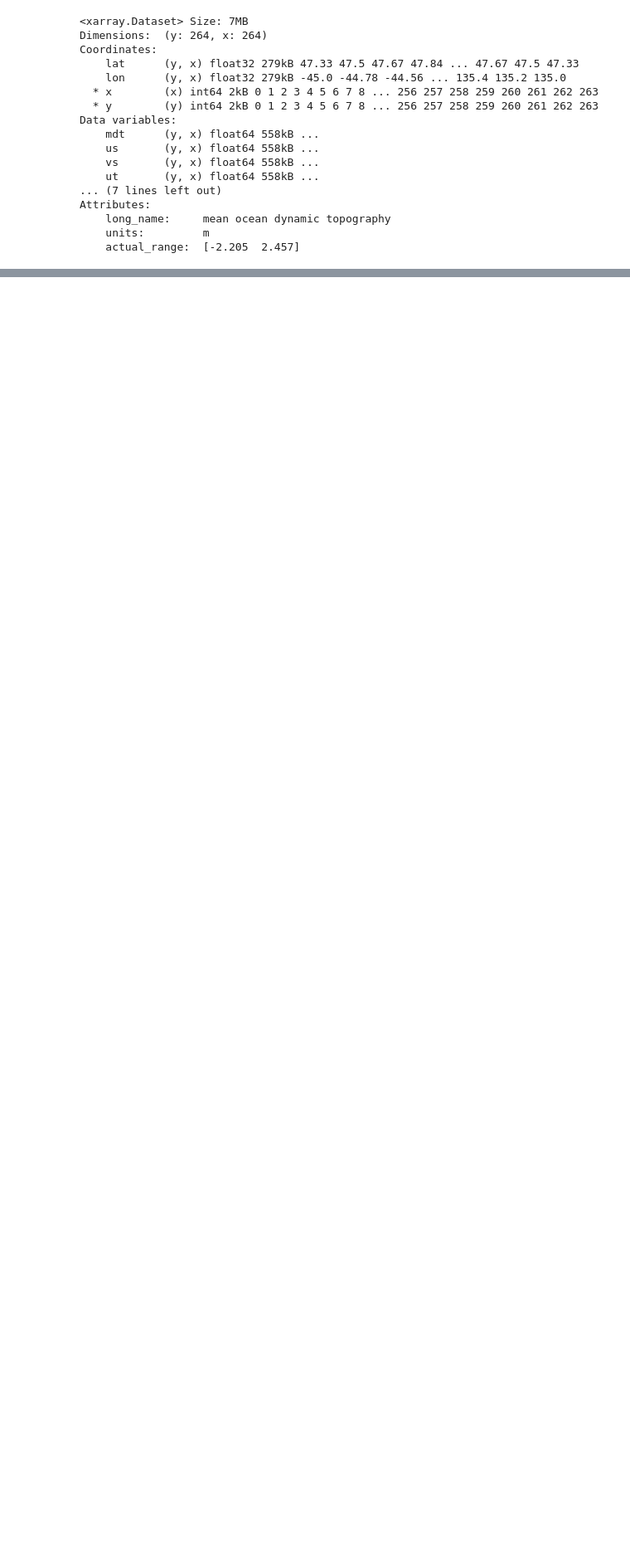
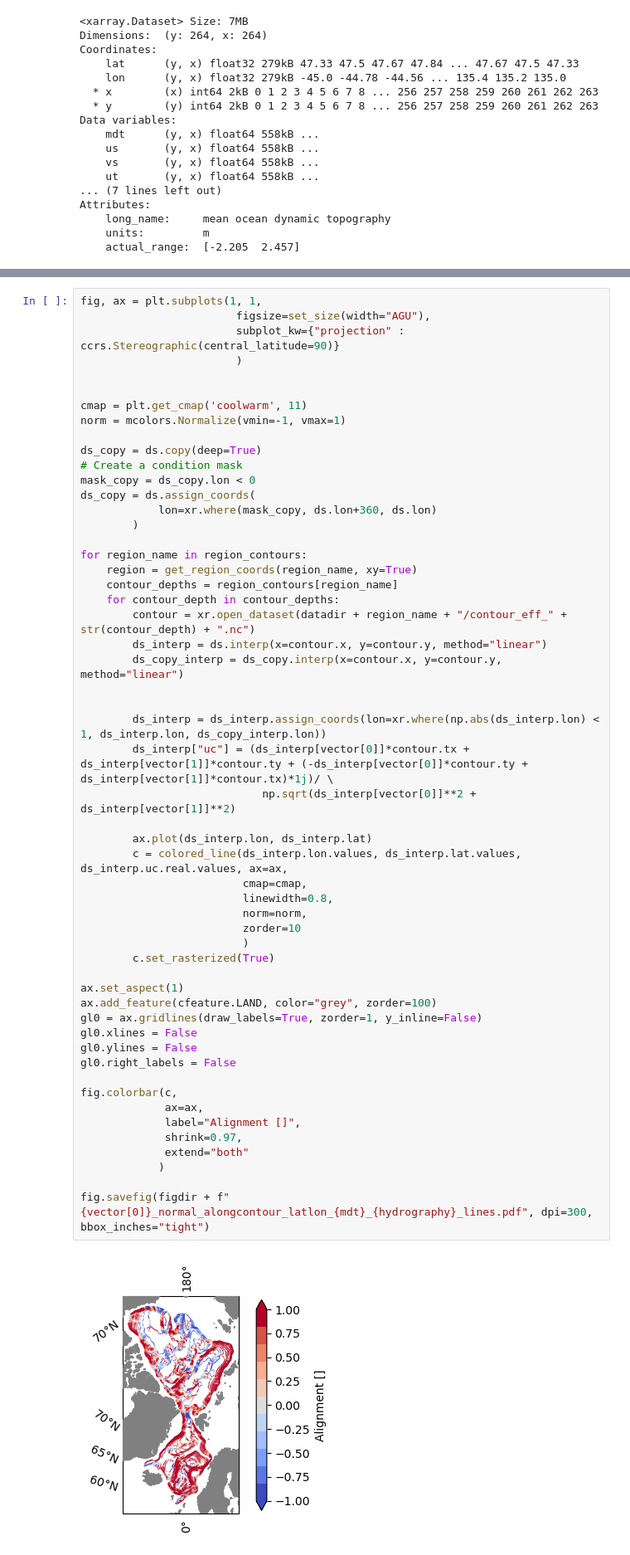
Before and after one commit to janadr/time-mean-arctic-ocean-circulation, a Jupyter notebook: code/plot_alongcontour_vector_line.ipynb, the cells around one changed output, grey strips where cells are left out. Shown at 83% size. Cells and saved outputs as stored; diff of their text form; blank space fills up the shorter version.

```diff
--- a/code/plot_alongcontour_vector_line.ipynb
+++ b/code/plot_alongcontour_vector_line.ipynb
@@ -403,0 +127,56 @@ fig.colorbar(cb,
+# %%
+fig, ax = plt.subplots(1, 1,
+                        figsize=set_size(width="AGU"),
+                        subplot_kw={"projection" : ccrs.Stereographic(central_latitude=90)}
+                        )
+
+
+cmap = plt.get_cmap('coolwarm', 11)
+norm = mcolors.Normalize(vmin=-1, vmax=1)
+
+ds_copy = ds.copy(deep=True)
+# Create a condition mask
+mask_copy = ds_copy.lon < 0
+ds_copy = ds.assign_coords(
+            lon=xr.where(mask_copy, ds.lon+360, ds.lon)
+        )
+
+for region_name in region_contours:
+    region = get_region_coords(region_name, xy=True)
+    contour_depths = region_contours[region_name]
+    for contour_depth in contour_depths:
+        contour = xr.open_dataset(datadir + region_name + "/contour_eff_" + str(contour_depth) + ".nc")
+        ds_interp = ds.interp(x=contour.x, y=contour.y, method="linear")
+        ds_copy_interp = ds_copy.interp(x=contour.x, y=contour.y, method="linear")
+
+
+        ds_interp = ds_interp.assign_coords(lon=xr.where(np.abs(ds_interp.lon) < 1, ds_interp.lon, ds_copy_interp.lon))
+        ds_interp["uc"] = (ds_interp[vector[0]]*contour.tx + ds_interp[vector[1]]*contour.ty + (-ds_interp[vector[0]]*contour.ty + ds_interp[vector[1]]*contour.tx)*1j)/ \
+                            np.sqrt(ds_interp[vector[0]]**2 + ds_interp[vector[1]]**2)
+
+        ax.plot(ds_interp.lon, ds_interp.lat)
+        c = colored_line(ds_interp.lon.values, ds_interp.lat.values, ds_interp.uc.real.values, ax=ax,
+                         cmap=cmap,
+                         linewidth=0.8,
+                         norm=norm,
+                         zorder=10
+                         )
+        c.set_rasterized(True)
+
+ax.set_aspect(1)
+ax.add_feature(cfeature.LAND, color="grey", zorder=100)
+gl0 = ax.gridlines(draw_labels=True, zorder=1, y_inline=False)
+gl0.xlines = False
+gl0.ylines = False
+gl0.right_labels = False
+
+fig.colorbar(c,
+             ax=ax,
+             label="Alignment []",
+             shrink=0.97,
+             extend="both"
+            )
+
+fig.savefig(figdir + f"{vector[0]}_normal_alongcontour_latlon_{mdt}_{hydrography}_lines.pdf", dpi=300, bbox_inches="tight")
+# %% [output]
+[figure, added]
```
Also changed, not shown: parts of 7 cells of this notebook, 19 other files.
